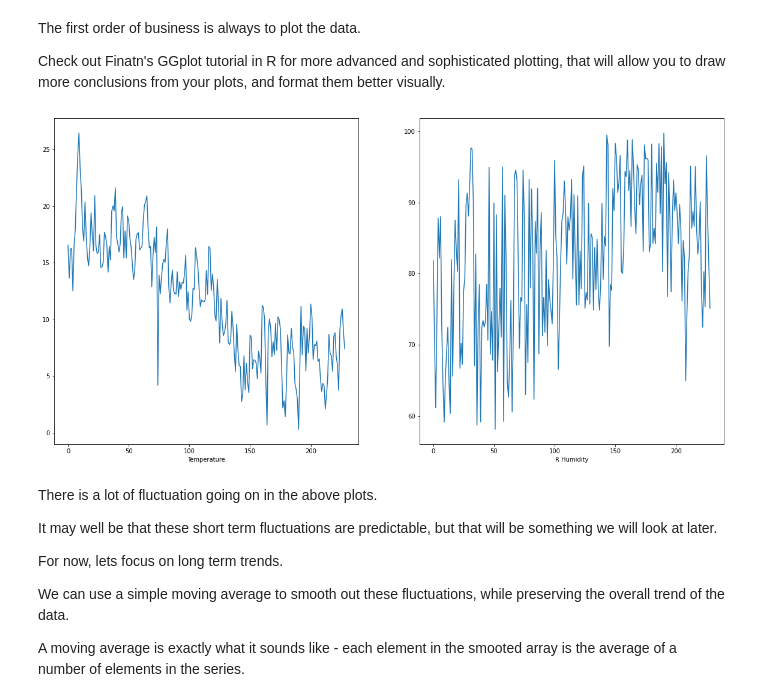
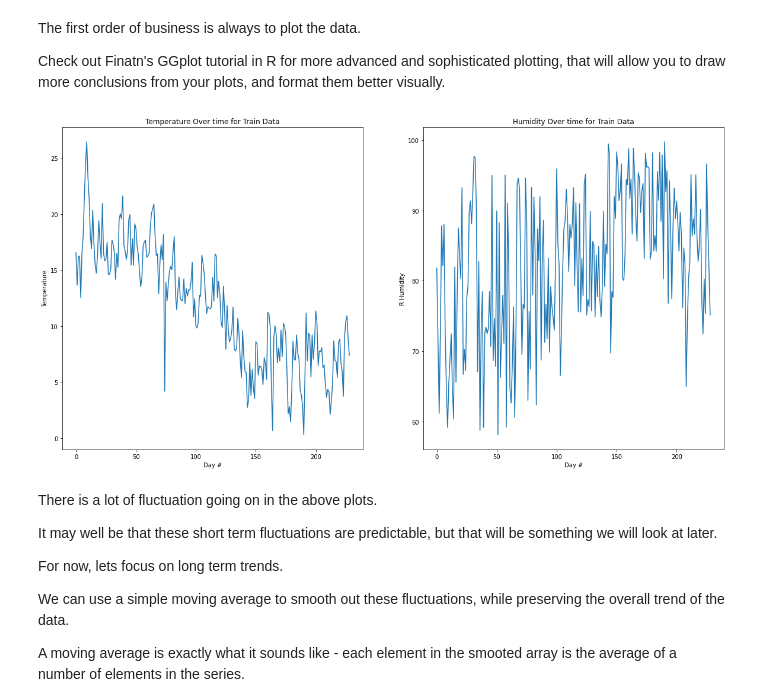
Before and after one commit to uccdatasoc/git-eireann, a Jupyter notebook: GitEireann_Data_Exploration_Part_1.ipynb, the cells around one changed output. Saved outputs shown, nothing was run; the diff lists cells and outputs as text; code cells hidden in the pictures.

```diff
--- a/GitEireann_Data_Exploration_Part_1.ipynb
+++ b/GitEireann_Data_Exploration_Part_1.ipynb
@@ -59,12 +59,16 @@ Check out Finatn's GGplot tutorial in R for more advanced and sophisticated plot
 # %%
 fig, ax = plt.subplots(1,2, figsize=(20,10))
 ax[0].plot(temps)
-ax[0].set_xlabel("Temperature")
+ax[0].set_title("Temperature Over time for Train Data")
+ax[1].set_title("Humidity Over time for Train Data")
+ax[0].set_ylabel("Temperature")
 ax[1].plot(rhum)
-ax[1].set_xlabel("R Humidity")
+ax[1].set_ylabel("R Humidity")
+ax[0].set_xlabel("Day #")
+ax[1].set_xlabel("Day #")
 plt.show()
 # %% [output]
-[figure, old version]
+[figure, new version]
 # %% [markdown]
 There is a lot of fluctuation going on in the above plots.
 
```
Also changed, not shown: parts of 7 cells of this notebook.
